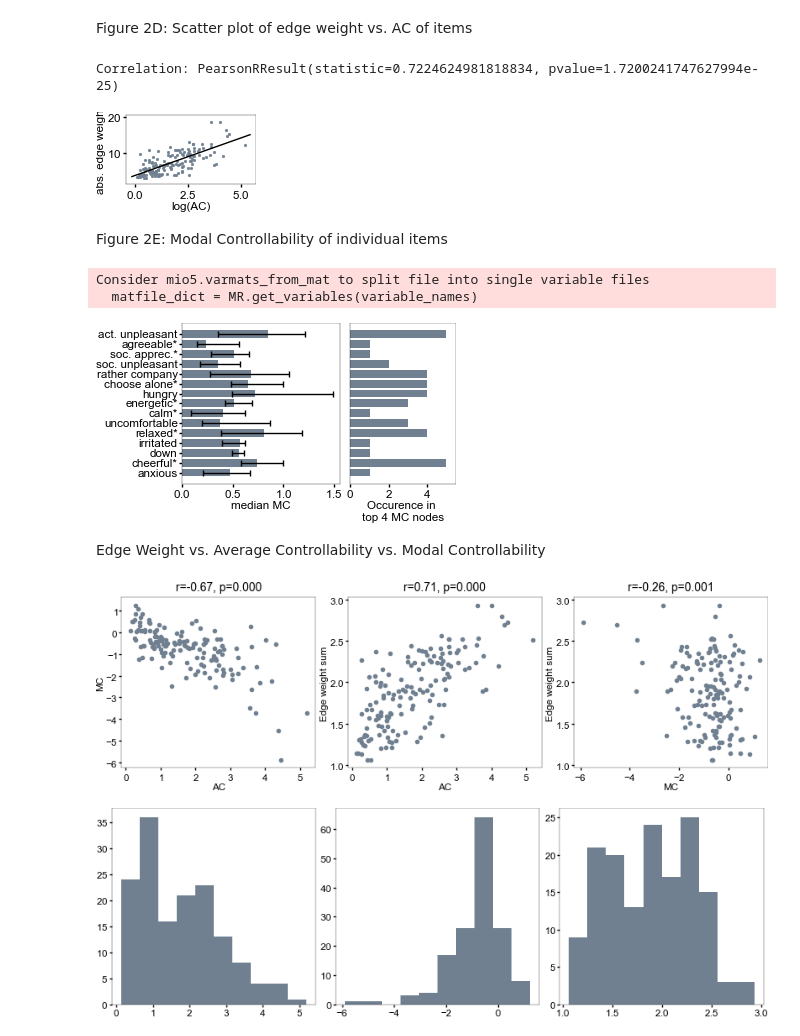
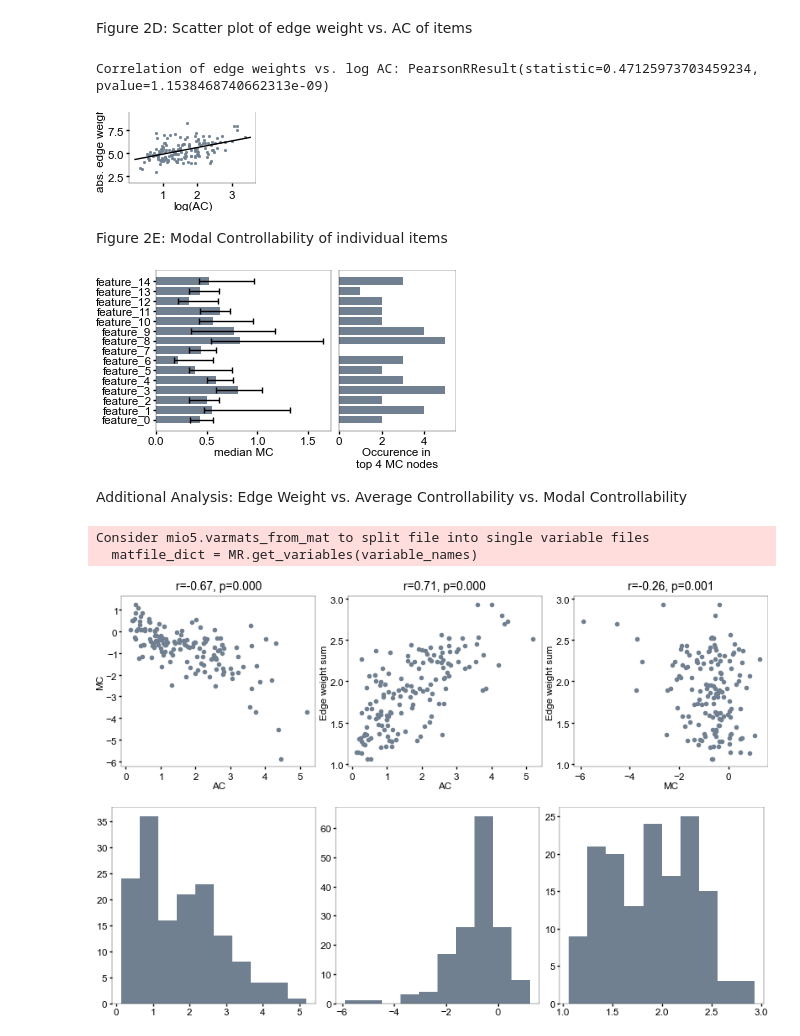
Before and after one commit to antonH22/control_theory_for_emi, a Jupyter notebook: paper_figure2.ipynb, the cells around one changed output. Cells and saved outputs as stored; diff of their text form; code cells hidden in the pictures.

```diff
--- a/paper_figure2.ipynb
+++ b/paper_figure2.ipynb
@@ -1 +1,5 @@
+# %%
+### If testing, data is randomly generated, and plots are not saved.
+### For performing the analysis with actual data, set TEST = False.
+TEST = True
 # %% [markdown]
@@ -194,14 +234,19 @@ act. unpleasant -> relaxed*: p=0.027
 # %% [markdown]
 Figure 2D: Scatter plot of edge weight vs. AC of items
 # %%
-from ctrl.discrete_optimal_control2 import LQR
+from ctrl.discrete_optimal_control import LQR
 from ctrl import utils
 import numpy as np
 import matplotlib.pyplot as plt
 import matplotlib as mpl
 from custom_rcparams_paper import colors
+import os
 
-data = utils.load_data()
+if TEST:
+    data = utils.generate_random_dataset(10, 50)
+else:
+    data = utils.load_data()
+    os.makedirs('figures', exist_ok=True)
 features = data[0]['Xlabs']
 intervs = data[0]['Ilabs']
 ac = np.zeros((len(data), len(features)))
@@ -211,8 +256,8 @@ sum_outgoing_weights = np.zeros((len(data), len(features)))
 for j in range(len(data)):
     A = data[j]['A']
     ac[j] = LQR.average_ctrb(A, 15)
-    sum_incoming_weights[j] = np.sum(np.abs(A), axis=1)
-    sum_outgoing_weights[j] = np.sum(np.abs(A), axis=0)
+    sum_incoming_weights[j] = np.sum(np.abs(A), axis=1)     # Incoming weights are rows of A
+    sum_outgoing_weights[j] = np.sum(np.abs(A), axis=0)     # Outgoing weights are columns of A
 
 with mpl.rc_context({'lines.markersize':2}):
     fig, ax = plt.subplots(figsize=(1.6,1))
@@ -221,75 +266,84 @@ with mpl.rc_context({'lines.markersize':2}):
     ax.set_xlabel('log(AC)')
     ax.set_ylabel('abs. edge weight')
     ax.set_ylim(np.array(ax.get_ylim()) + np.array([-1, 1]))
-    plt.savefig('figures/figure2D.png')
+    if not TEST:
+        plt.savefig('figures/figure2D.png')
+        plt.savefig('figures/figure2D.svg')
 
-print(f'Correlation: {corr}')
+print(f'Correlation of edge weights vs. log AC: {corr}')
 # %% [output]
-Correlation: PearsonRResult(statistic=0.7224624981818834, pvalue=1.7200241747627994e-25)
+Correlation of edge weights vs. log AC: PearsonRResult(statistic=0.47125973703459234, pvalue=1.1538468740662313e-09)
-[figure, old version]
+[figure, new version]
 # %% [markdown]
 Figure 2E: Modal Controllability of individual items
 # %%
-from ctrl.discrete_optimal_control2 import LQR
+from ctrl.discrete_optimal_control import LQR
 from ctrl import utils
 import numpy as np
 from scipy import stats
 import matplotlib.pyplot as plt
 from custom_rcparams_paper import colors
+import os
 
-data = utils.load_data()
+if TEST:
+    data = utils.generate_random_dataset(10, 50)
+else:
+    data = utils.load_data()
+    os.makedirs('figures', exist_ok=True)
 features = data[0]['Xlabs']
 intervs = data[0]['Ilabs']
 mc = np.zeros((len(data), len(features)))
 
+### Can plot either mean or median of average controllabilities
 statistic = 'median'
 
 for j in range(len(data)):
     X = data[j]['X']
     A = data[j]['A']
-    B = data[j]['C']
+    B = data[j]['B']
+    ### For the left panel: Determine modal controllability
     mc[j] = LQR.modal_ctrb(A)
 
+### For the right panel: Determine how often each item occurs among the top 4 items w.r.t. modal controllability
 top4mc = np.r_[np.argsort(mc, axis=1)[:,-1:-5:-1].flatten(), np.arange(len(features))].copy()
 _, top4mc_counts = np.unique(top4mc, return_counts=True)
 top4mc_counts -= 1
 
 fig, axes = plt.subplots(1,2, figsize=(3.6,2), sharey=True, gridspec_kw={'width_ratios':(1.5,1)})
 ax = axes[0]
 if statistic=='median':
     interval = np.vstack((np.percentile(mc, 25, axis=0), np.percentile(mc, 75, axis=0)))
     bar_container = ax.barh(range(len(features)), np.median(mc, axis=0), color=colors.features,
             xerr=np.abs(np.median(mc, axis=0, keepdims=True)-interval), error_kw={'linewidth':1}, ecolor=colors.errorbars)
     ax.set_xlabel('median MC')
 elif statistic=='mean':
     interval = stats.sem(mc, axis=0)
     bar_container = ax.barh(range(len(features)), np.mean(mc, axis=0), color=colors.features,
             xerr=interval, error_kw={'linewidth':1}, ecolor=colors.errorbars)
     ax.set_xlabel('mean MC')
 ax.set_yticks(np.arange(len(features)), labels=features)
 ax = axes[1]
 ax.barh(range(len(features)), top4mc_counts)
 ax.set_xlabel('Occurence in \ntop 4 MC nodes')
 ax.set_xticks([0,2,4])
 ax.set_xlim([0, 5.5])
 ax.tick_params(left=False)
-
-plt.savefig('figures/figure2E.png')
+if not TEST:
+    plt.savefig('figures/figure2E.png')
+    plt.savefig('figures/figure2E.svg')
 # %% [output]
-Consider mio5.varmats_from_mat to split file into single variable files
-  matfile_dict = MR.get_variables(variable_names)
-[figure, old version]
+[figure, new version]
 # %% [markdown]
-Edge Weight vs. Average Controllability vs. Modal Controllability
+Additional Analysis: Edge Weight vs. Average Controllability vs. Modal Controllability
 # %%
-from ctrl.discrete_optimal_control2 import LQR
+from ctrl.discrete_optimal_control import LQR
 from ctrl import utils
 import numpy as np
 from scipy import stats
 import custom_rcparams_paper as crc
 import itertools as it
 
-data = utils.load_data()
+data = utils.load_data(3)
 features = data[0]['Xlabs']
 intervs = data[0]['Ilabs']
 ac = np.zeros((len(data), len(features)))
@@ -318,5 +372,7 @@ axes[0].hist(np.log(ac.flatten()))
 axes[1].hist(np.log(mc.flatten()))
 axes[2].hist(np.log(adj.flatten()));
 # %% [output]
+Consider mio5.varmats_from_mat to split file into single variable files
+  matfile_dict = MR.get_variables(variable_names)
 [figure]
 [figure]
```
Also changed, not shown: parts of 9 cells of this notebook, 7 other files.
